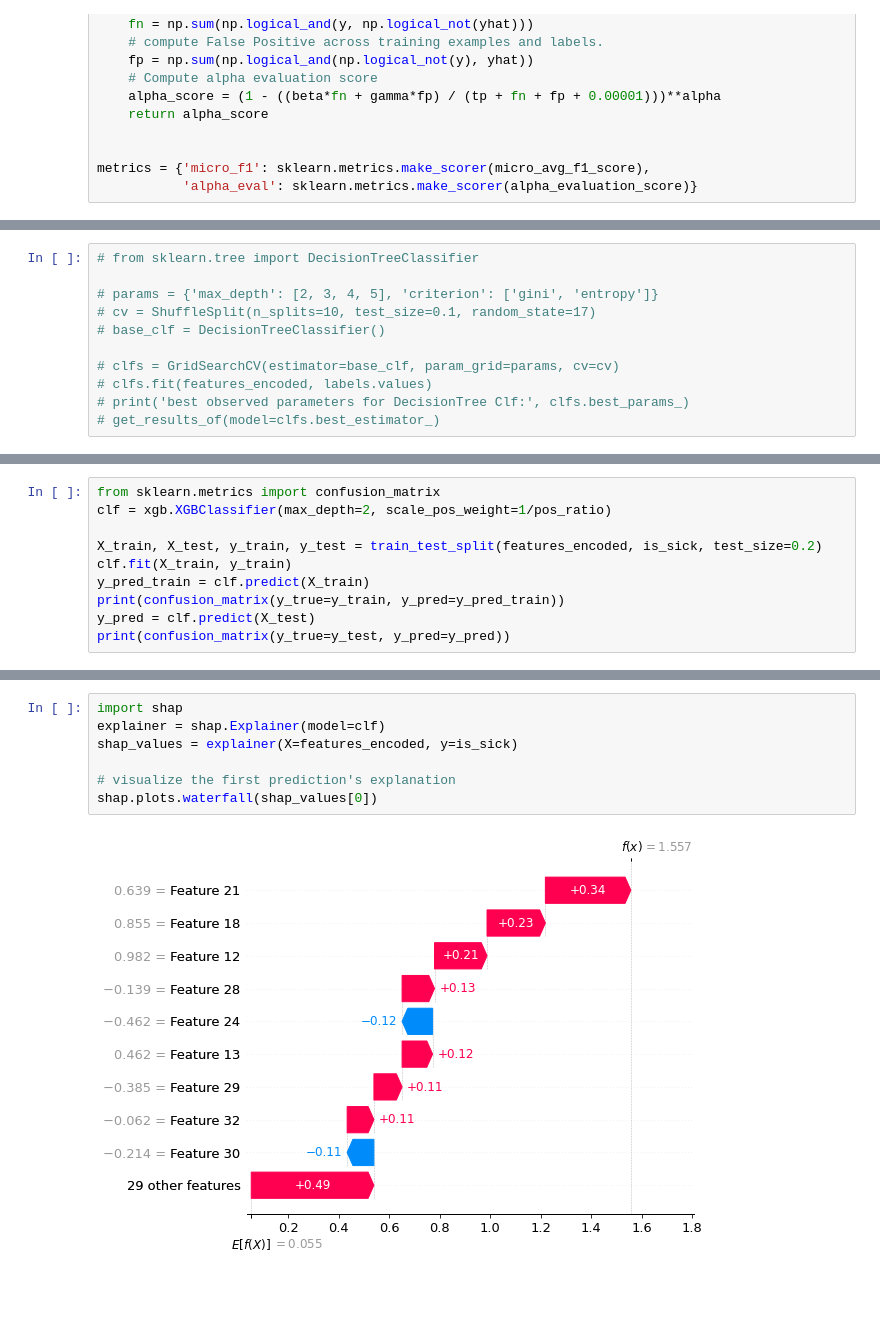
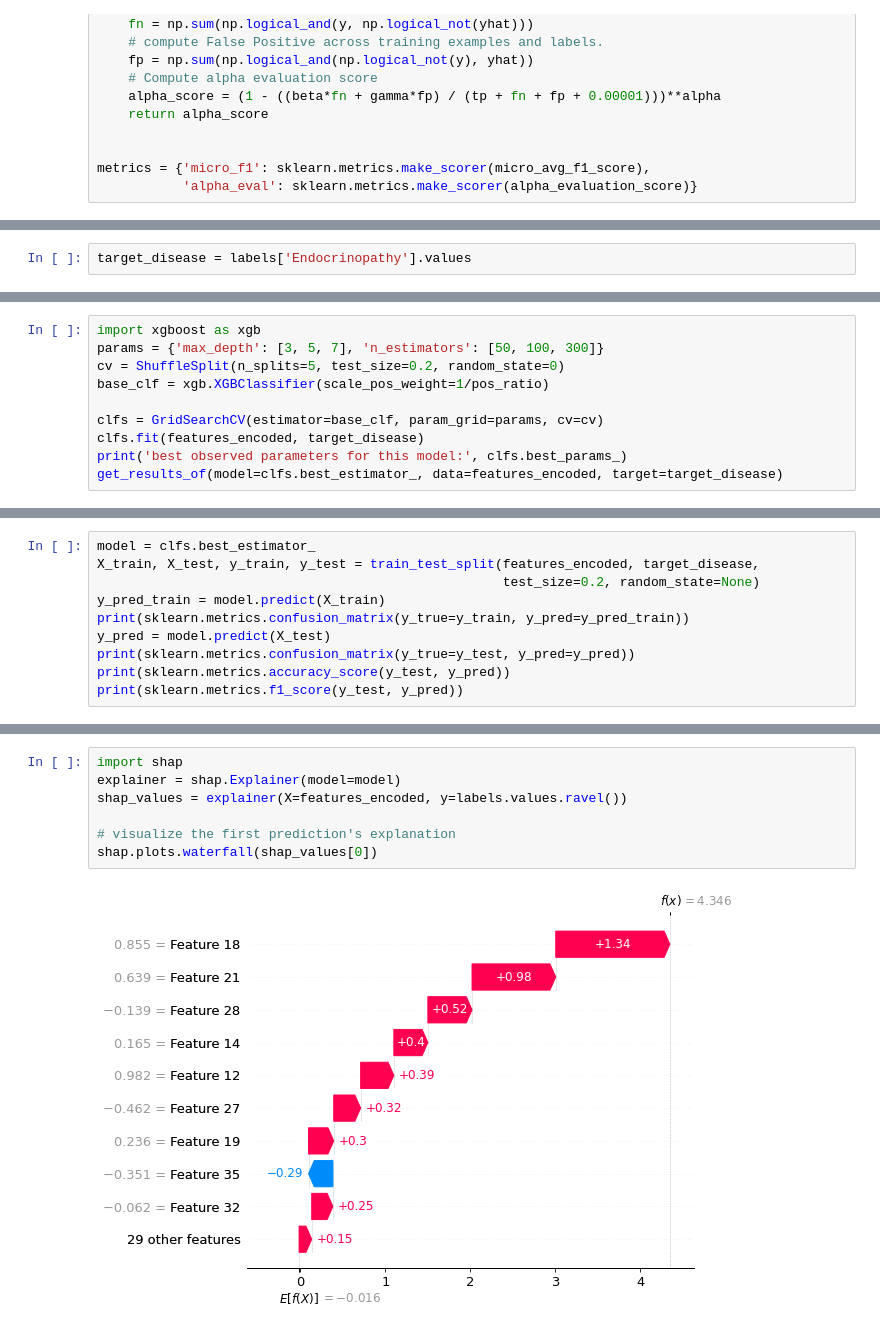
Before and after one commit to armiro/Canine-Disease-Diagnosis, a Jupyter notebook: model_dev.ipynb, the cells around one changed output, grey strips where cells are left out. Saved outputs shown, nothing was run; the diff lists cells and outputs as text; blank space fills up the shorter version.

Commit message:
organize code segments, apply binary classification to each label

```diff
--- a/model_dev.ipynb
+++ b/model_dev.ipynb
@@ -314 +390,3 @@ metrics = {'micro_f1': sklearn.metrics.make_scorer(micro_avg_f1_score),
+# %%
+target_disease = labels['Endocrinopathy'].values
 # %%
@@ -425,11 +416,10 @@ print(matrices)
 # %%
-# from sklearn.tree import DecisionTreeClassifier
+import xgboost as xgb
+params = {'max_depth': [3, 5, 7], 'n_estimators': [50, 100, 300]}
+cv = ShuffleSplit(n_splits=5, test_size=0.2, random_state=0)
+base_clf = xgb.XGBClassifier(scale_pos_weight=1/pos_ratio)
 
-# params = {'max_depth': [2, 3, 4, 5], 'criterion': ['gini', 'entropy']}
-# cv = ShuffleSplit(n_splits=10, test_size=0.1, random_state=17)
-# base_clf = DecisionTreeClassifier()
-
-# clfs = GridSearchCV(estimator=base_clf, param_grid=params, cv=cv)
-# clfs.fit(features_encoded, labels.values)
-# print('best observed parameters for DecisionTree Clf:', clfs.best_params_)
-# get_results_of(model=clfs.best_estimator_)
+clfs = GridSearchCV(estimator=base_clf, param_grid=params, cv=cv)
+clfs.fit(features_encoded, target_disease)
+print('best observed parameters for this model:', clfs.best_params_)
+get_results_of(model=clfs.best_estimator_, data=features_encoded, target=target_disease)
@@ -438,11 +430,11 @@ print(matrices)
 # %%
-from sklearn.metrics import confusion_matrix
-clf = xgb.XGBClassifier(max_depth=2, scale_pos_weight=1/pos_ratio)
-
-X_train, X_test, y_train, y_test = train_test_split(features_encoded, is_sick, test_size=0.2)
-clf.fit(X_train, y_train)
-y_pred_train = clf.predict(X_train)
-print(confusion_matrix(y_true=y_train, y_pred=y_pred_train))
-y_pred = clf.predict(X_test)
-print(confusion_matrix(y_true=y_test, y_pred=y_pred))
+model = clfs.best_estimator_
+X_train, X_test, y_train, y_test = train_test_split(features_encoded, target_disease,
+                                                    test_size=0.2, random_state=None)
+y_pred_train = model.predict(X_train)
+print(sklearn.metrics.confusion_matrix(y_true=y_train, y_pred=y_pred_train))
+y_pred = model.predict(X_test)
+print(sklearn.metrics.confusion_matrix(y_true=y_test, y_pred=y_pred))
+print(sklearn.metrics.accuracy_score(y_test, y_pred))
+print(sklearn.metrics.f1_score(y_test, y_pred))
 # %% [output]
@@ -466,12 +460,12 @@ plt.show()
 # %%
 import shap
-explainer = shap.Explainer(model=clf)
-shap_values = explainer(X=features_encoded, y=is_sick)
+explainer = shap.Explainer(model=model)
+shap_values = explainer(X=features_encoded, y=labels.values.ravel())
 
 # visualize the first prediction's explanation
 shap.plots.waterfall(shap_values[0])
 # %% [output]
-[figure, old version]
+[figure, new version]
 # %%
 # summarize the effects of all the features
 shap.plots.beeswarm(shap_values)
```
Also changed, not shown: parts of 39 cells of this notebook.
